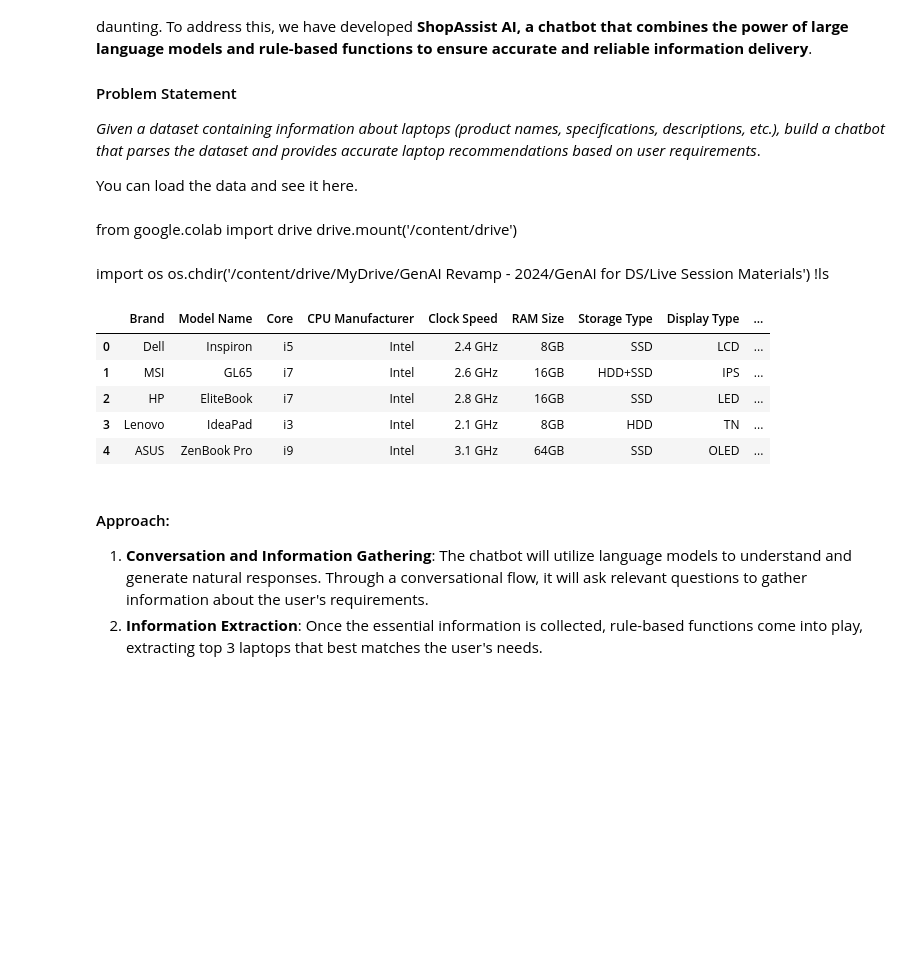
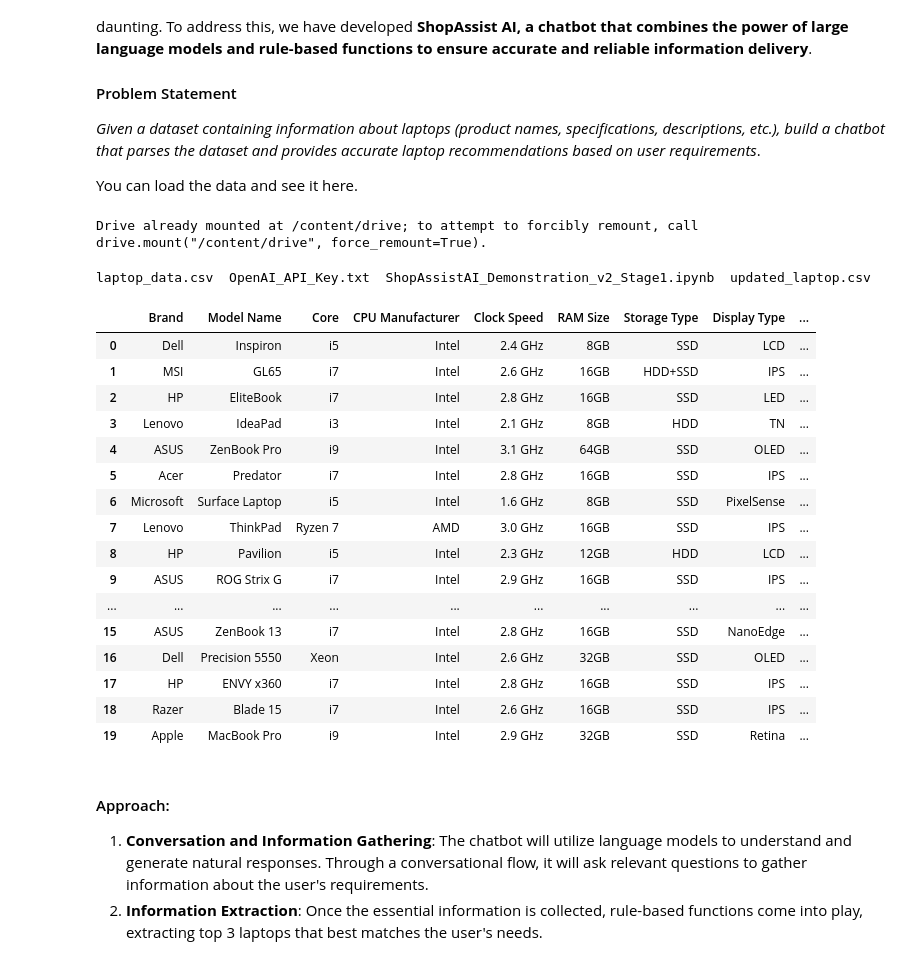
Before and after one commit to blogbydev/generativeai, a Jupyter notebook: shopassist/ShopAssistAI_Demonstration_v2_Stage1.ipynb, the cells around one changed output. Cells and saved outputs as stored; diff of their text form; code cells hidden in the pictures; blank space fills up the shorter version.

```diff
--- a/shopassist/ShopAssistAI_Demonstration_COMPLETE.ipynb
+++ b/shopassist/ShopAssistAI_Demonstration_v2_Stage1.ipynb
@@ -52,7 +65,0 @@ You can load the data and see it here.
-# %% [markdown]
-from google.colab import drive
-drive.mount('/content/drive')
-# %% [markdown]
-import os
-os.chdir('/content/drive/MyDrive/GenAI Revamp - 2024/GenAI for DS/Live Session Materials')
-!ls
@@ -59,19 +69,41 @@ os.chdir('/content/drive/MyDrive/GenAI Revamp - 2024/GenAI for DS/Live Session M
+# %%
+from google.colab import drive
+drive.mount('/content/drive')
+# %% [output]
+Drive already mounted at /content/drive; to attempt to forcibly remount, call drive.mount("/content/drive", force_remount=True).
+# %%
+import os
+os.chdir('/content/drive/MyDrive/upgrad/GenAI_Course_Master/Course_1_ShopAssistAI/Week_1')
+!ls
+# %% [output]
+laptop_data.csv  OpenAI_API_Key.txt  ShopAssistAI_Demonstration_v2_Stage1.ipynb  updated_laptop.csv
 # %%
 # Import the libraries
 import pandas as pd
 from IPython.display import display, HTML
 # Set the display width to control the output width
 pd.set_option('display.width', 100)
 # Read the dataset and read the Laptop Dataset
 df = pd.read_csv('laptop_data.csv')
-df.head(5)
+df
 # %% [output]
 |  | Brand | Model Name | Core | CPU Manufacturer | Clock Speed | RAM Size | Storage Type | Display Type | ... |
 | 0 | Dell | Inspiron | i5 | Intel | 2.4 GHz | 8GB | SSD | LCD | ... |
 | 1 | MSI | GL65 | i7 | Intel | 2.6 GHz | 16GB | HDD+SSD | IPS | ... |
 | 2 | HP | EliteBook | i7 | Intel | 2.8 GHz | 16GB | SSD | LED | ... |
 | 3 | Lenovo | IdeaPad | i3 | Intel | 2.1 GHz | 8GB | HDD | TN | ... |
 | 4 | ASUS | ZenBook Pro | i9 | Intel | 3.1 GHz | 64GB | SSD | OLED | ... |
+| 5 | Acer | Predator | i7 | Intel | 2.8 GHz | 16GB | SSD | IPS | ... |
+| 6 | Microsoft | Surface Laptop | i5 | Intel | 1.6 GHz | 8GB | SSD | PixelSense | ... |
+| 7 | Lenovo | ThinkPad | Ryzen 7 | AMD | 3.0 GHz | 16GB | SSD | IPS | ... |
+| 8 | HP | Pavilion | i5 | Intel | 2.3 GHz | 12GB | HDD | LCD | ... |
+| 9 | ASUS | ROG Strix G | i7 | Intel | 2.9 GHz | 16GB | SSD | IPS | ... |
+| ... | ... | ... | ... | ... | ... | ... | ... | ... | ... |
+| 15 | ASUS | ZenBook 13 | i7 | Intel | 2.8 GHz | 16GB | SSD | NanoEdge | ... |
+| 16 | Dell | Precision 5550 | Xeon | Intel | 2.6 GHz | 32GB | SSD | OLED | ... |
+| 17 | HP | ENVY x360 | i7 | Intel | 2.8 GHz | 16GB | SSD | IPS | ... |
+| 18 | Razer | Blade 15 | i7 | Intel | 2.6 GHz | 16GB | SSD | IPS | ... |
+| 19 | Apple | MacBook Pro | i9 | Intel | 2.9 GHz | 32GB | SSD | Retina | ... |
 # %% [markdown]
 #### Approach:
 
```
Also changed, not shown: parts of 101 cells of this notebook, 8 other files.
